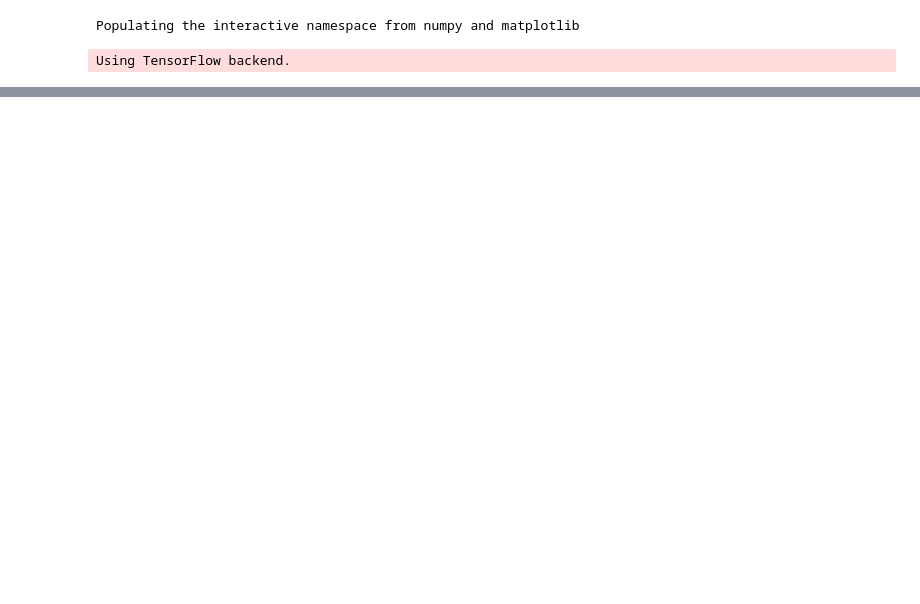
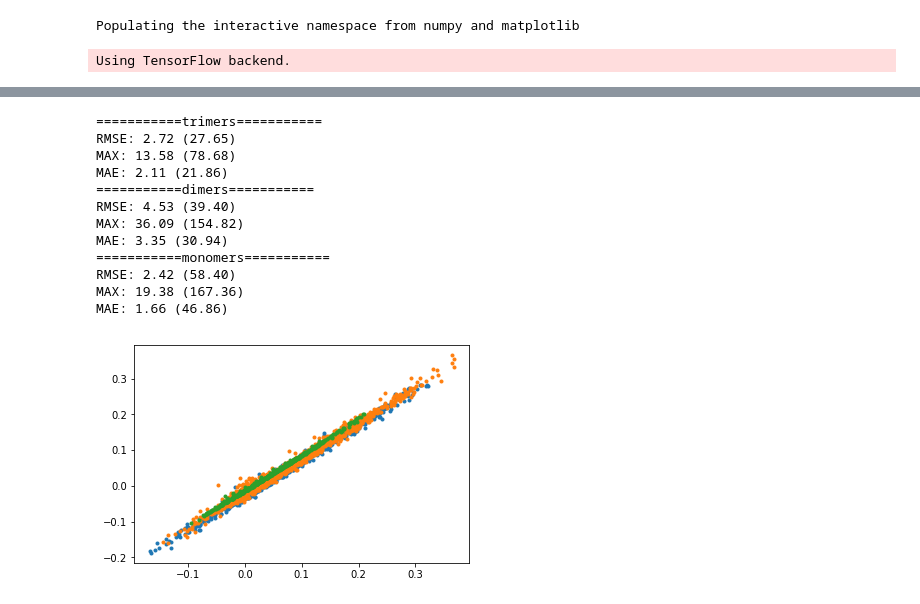
Before and after one commit to semodi/mlcf, a Jupyter notebook: jupyter/build_energy_model.ipynb, the cells around one changed output, grey strips where cells are left out. Drawn from its saved outputs; the diff is of its cells as text; code cells hidden in the pictures; blank space fills up the shorter version.

```diff
--- a/jupyter/build_energy_model.ipynb
+++ b/jupyter/build_energy_model.ipynb
@@ -70,3 +86,29 @@ len(nn.subnets[2][2].y_test)
+# %%
+n_mol_dict = {'monomers' : 1, 'dimers': 2,'trimers': 3}
+for i in range(3):
+    plot(nn.get_logits(which='train')[i], nn.subnets[i][0].y_train, ls = '', marker = '.')
+    dev = (nn.get_logits(which='train')[i] - nn.subnets[i][0].y_train)/n_mol_dict[systems[i]]*1000
+    dev_bh = nn.subnets[i][0].y_train/n_mol_dict[systems[i]]*1000
+    dev -= np.mean(dev)
+    dev_bh -= np.mean(dev_bh)
+    print('==========={}==========='.format(systems[i]))
+    print('RMSE: {:3.2f} ({:3.2f})'.format(np.std(dev),np.std(dev_bh)))
+    print('MAX: {:3.2f} ({:3.2f})'.format(np.max(np.abs(dev)),np.max(np.abs(dev_bh))))
+    print('MAE: {:3.2f} ({:3.2f})'.format(np.mean(np.abs(dev)),np.mean(np.abs(dev_bh))))
+# %% [output]
+===========trimers===========
+RMSE: 2.72 (27.65)
+MAX: 13.58 (78.68)
+MAE: 2.11 (21.86)
+===========dimers===========
+RMSE: 4.53 (39.40)
+MAX: 36.09 (154.82)
+MAE: 3.35 (30.94)
+===========monomers===========
+RMSE: 2.42 (58.40)
+MAX: 19.38 (167.36)
+MAE: 1.66 (46.86)
+[figure, added]
 # %%
 n_mol_dict = {'monomers' : 1, 'dimers': 2,'trimers': 3}
 for i in range(3):
```
Also changed, not shown: parts of 15 cells of this notebook, 6 other files.
